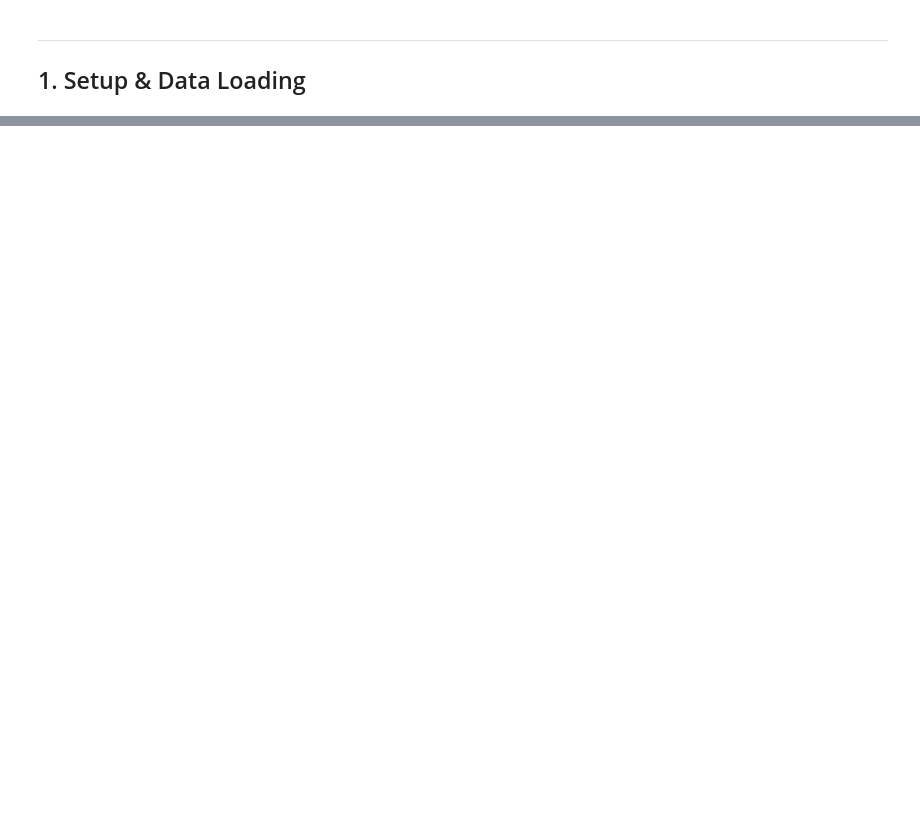
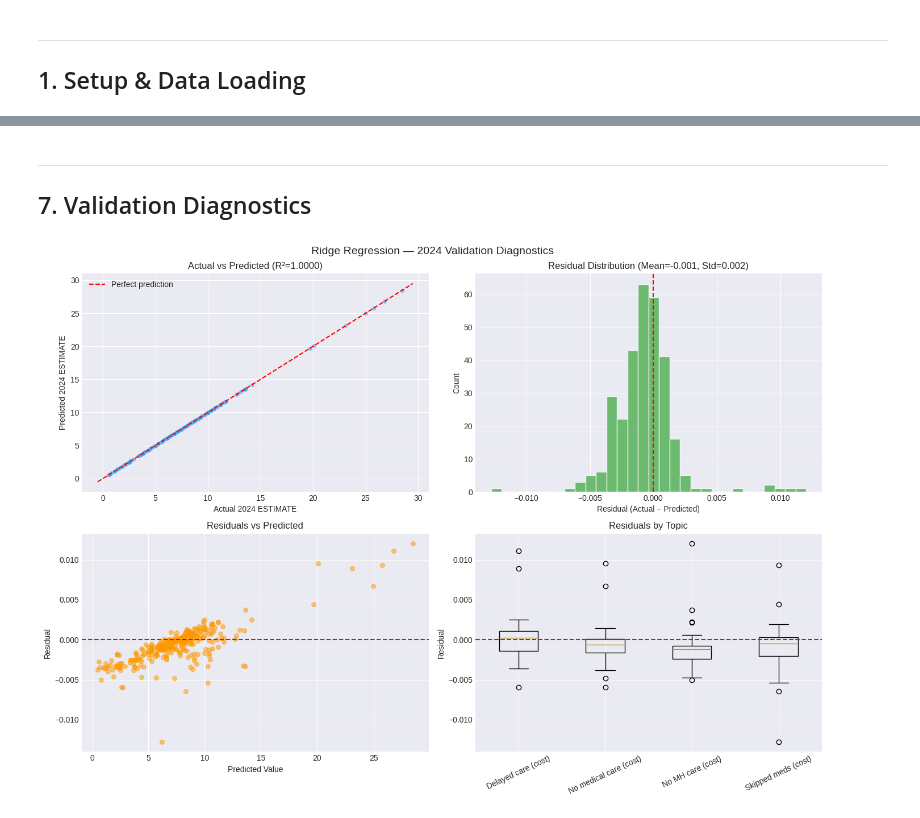
Before and after one commit to jomandaman/datathon-2026, a Jupyter notebook: notebooks/Accessible_Infinity_Tunnel_Datathon2026_ML.ipynb, the cells around one changed output, grey strips where cells are left out. Drawn from its saved outputs; the diff is of its cells as text; code cells hidden in the pictures; blank space fills up the shorter version.

```diff
--- a/notebooks/Accessible_Infinity_Tunnel_Datathon2026_ML.ipynb
+++ b/notebooks/Accessible_Infinity_Tunnel_Datathon2026_ML.ipynb
@@ -330,0 +306,59 @@ plt.show()
+# %% [markdown]
+---
+## 7. Validation Diagnostics
+# %%
+best = results[best_name]
+pred_2024 = best['predictions']
+residuals = y_test.values - pred_2024
+
+fig, axes = plt.subplots(2, 2, figsize=(14, 10))
+
+# Actual vs Predicted scatter
+ax = axes[0, 0]
+ax.scatter(y_test, pred_2024, alpha=0.5, s=30, c='#2196F3', edgecolors='white', linewidth=0.5)
+lims = [min(y_test.min(), pred_2024.min()) - 1, max(y_test.max(), pred_2024.max()) + 1]
+ax.plot(lims, lims, 'r--', lw=1.5, label='Perfect prediction')
+ax.set_xlabel('Actual 2024 ESTIMATE')
+ax.set_ylabel('Predicted 2024 ESTIMATE')
+ax.set_title(f'Actual vs Predicted (R²={best["R²"]:.4f})')
+ax.legend()
+
+# Residual distribution
+ax = axes[0, 1]
+ax.hist(residuals, bins=30, color='#4CAF50', edgecolor='white', alpha=0.8)
+ax.axvline(0, color='red', linestyle='--')
+ax.set_xlabel('Residual (Actual − Predicted)')
+ax.set_ylabel('Count')
+ax.set_title(f'Residual Distribution (Mean={residuals.mean():.3f}, Std={residuals.std():.3f})')
+
+# Residuals vs Predicted
+ax = axes[1, 0]
+ax.scatter(pred_2024, residuals, alpha=0.5, s=30, c='#FF9800')
+ax.axhline(0, color='red', linestyle='--')
+ax.set_xlabel('Predicted Value')
+ax.set_ylabel('Residual')
+ax.set_title('Residuals vs Predicted')
+
+# Residuals by topic
+ax = axes[1, 1]
+test_with_res = df_feat.loc[test_mask].copy()
+test_with_res['residual'] = residuals
+topic_residuals = test_with_res.groupby('TOPIC_encoded')['residual'].apply(list)
+topic_labels = [encoders['TOPIC'].inverse_transform([t])[0] for t in topic_residuals.index]
+# Shorten labels
+short_labels = [l.replace('Delayed getting medical care due to cost among adults', 'Delayed care (cost)')
+                 .replace('Did not get needed medical care due to cost', 'No medical care (cost)')
+                 .replace('Did not get needed mental health care due to cost', 'No MH care (cost)')
+                 .replace('Did not take medication as prescribed to save money', 'Skipped meds (cost)')
+                for l in topic_labels]
+ax.boxplot(topic_residuals.values, labels=short_labels)
+ax.axhline(0, color='red', linestyle='--')
+ax.tick_params(axis='x', rotation=25)
+ax.set_ylabel('Residual')
+ax.set_title('Residuals by Topic')
+
+plt.suptitle(f'{best_name} — 2024 Validation Diagnostics', fontsize=14)
+plt.tight_layout()
+plt.show()
+# %% [output]
+[figure, added]
```
Also changed, not shown: parts of 58 cells of this notebook, 3 other files.
